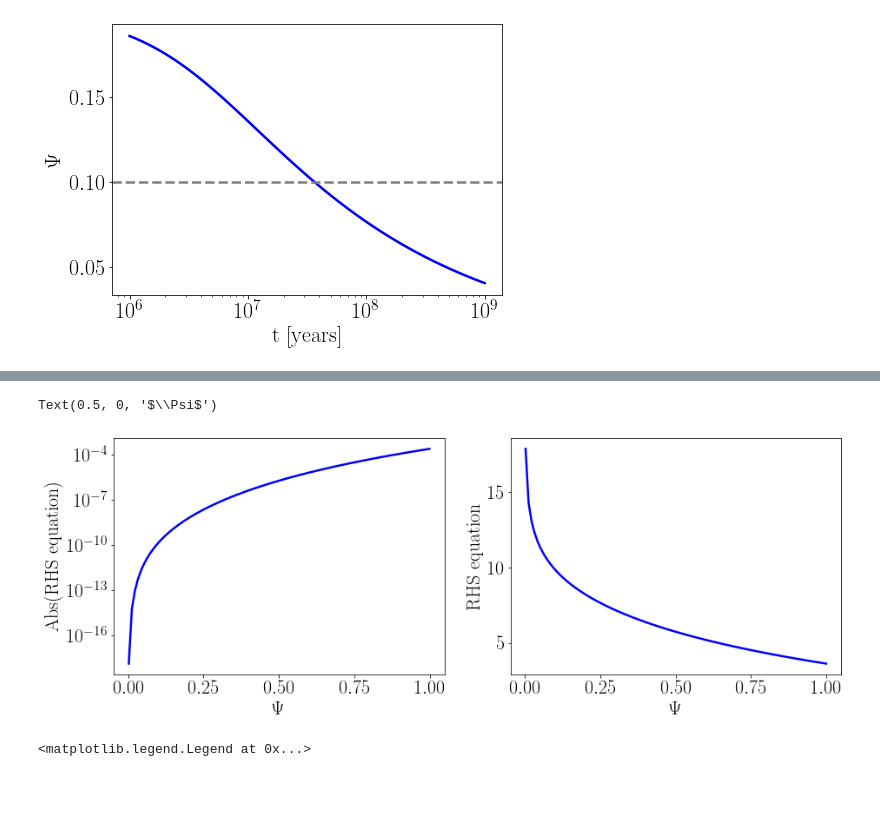
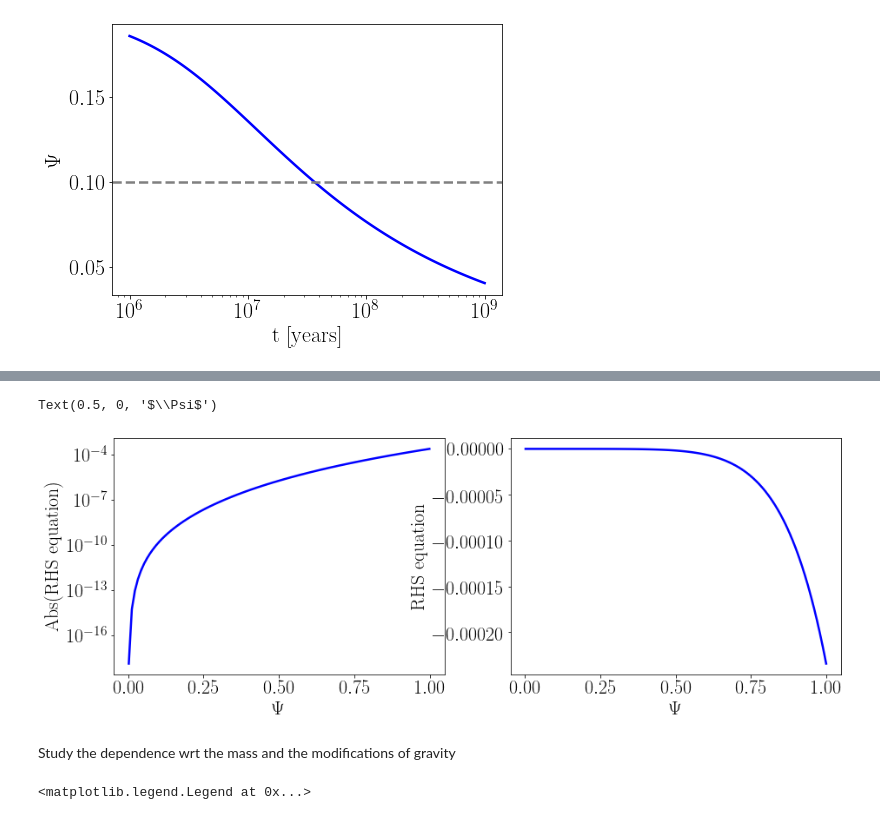
Before and after one commit to mariabenitocst/brown_dwarfs_palatini, a Jupyter notebook: jupyter-notebook/evolution_degeneracy.ipynb, the cells around one changed output, grey strips where cells are left out. Cells and saved outputs as stored; diff of their text form; code cells hidden in the pictures; blank space fills up the shorter version.

```diff
--- a/jupyter-notebook/evolution_degeneracy.ipynb
+++ b/jupyter-notebook/evolution_degeneracy.ipynb
@@ -156,5 +171,8 @@ ax.set_xscale("log")
 # %%
 def func(psi, M, b1, nu, mu_1, mu_e, kR, omega, gamma, delta, alpha):
+    """
+    RHS of equation (XXX)
+    """
     a = 5*mu_e/2*mu_1
     b = (-5./16.*psi*np.log(1-np.exp(-1./psi)) +
         15./8.*psi*psi*(np.pi**2/2. + polylog(2, -np.exp(-1./psi))))
@@ -182,16 +200,19 @@ for _psi in psi:
 # %%
 fig, ax = plt.subplots(1, 2, figsize=(15, 5))
 ax[0].plot(psi, np.abs(rhs), color="blue", lw=2.5, label="python")
 ax[0].set_yscale("log")
 ax[0].set_ylabel("Abs(RHS equation)")
 ax[0].set_xlabel("$\\Psi$")
 
-ax[1].plot(psi, -np.log10(np.abs(rhs)), color="blue", lw=2.5, label="python")
+ax[1].plot(psi, rhs, color="blue", lw=2.5, label="python")
+#ax[1].plot(psi, np.log10(np.abs(rhs)), color="blue", lw=2.5, label="python")
 ax[1].set_ylabel("RHS equation")
 ax[1].set_xlabel("$\\Psi$")
 # %% [output]
 Text(0.5, 0, '$\\Psi$')
-[figure, old version]
+[figure, new version]
+# %% [markdown]
+Study the dependence wrt the mass and the modifications of gravity
 # %%
 M = [0.01, 0.03, 0.05, 0.08, 0.09]
 
```
Also changed, not shown: parts of 17 cells of this notebook.
